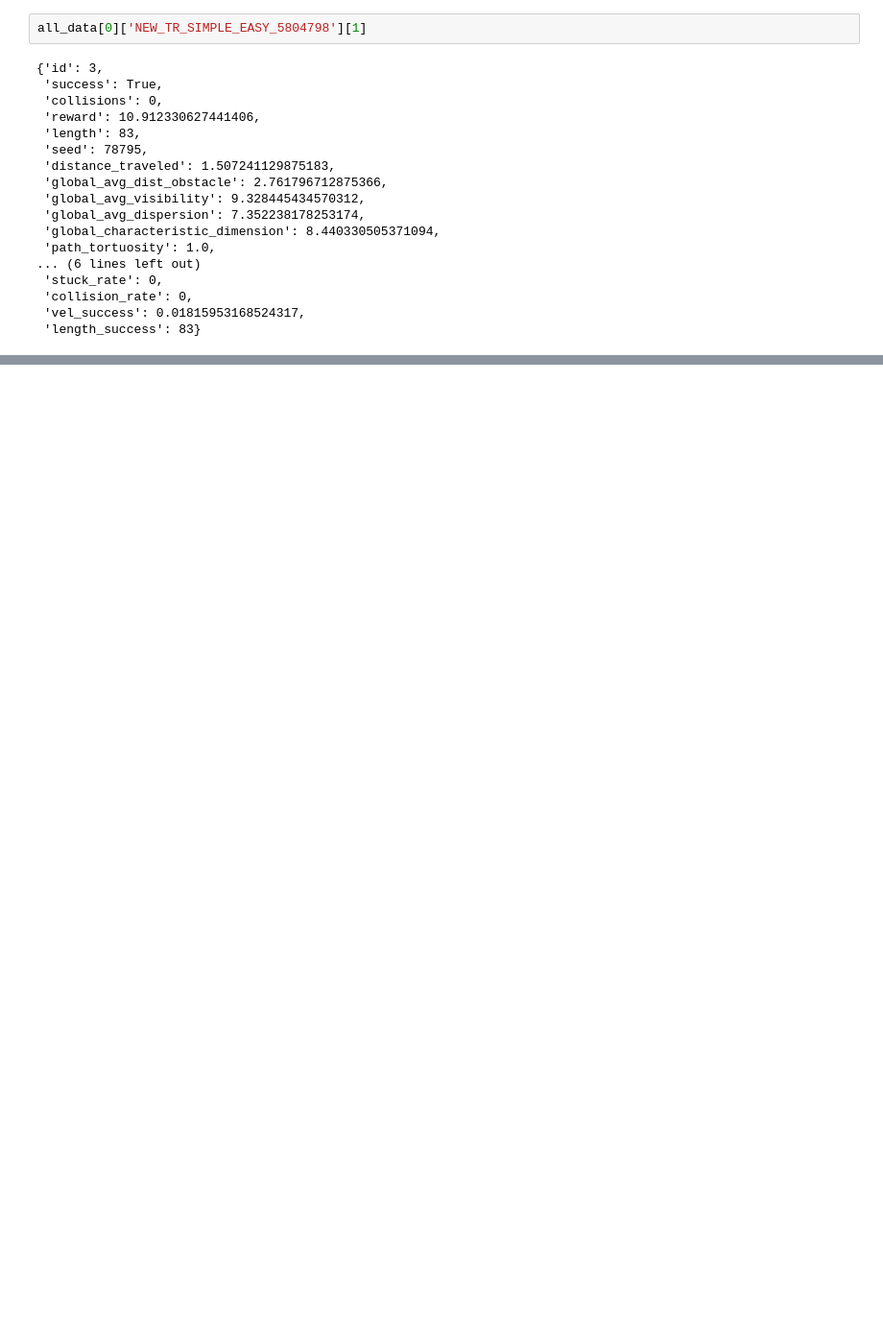
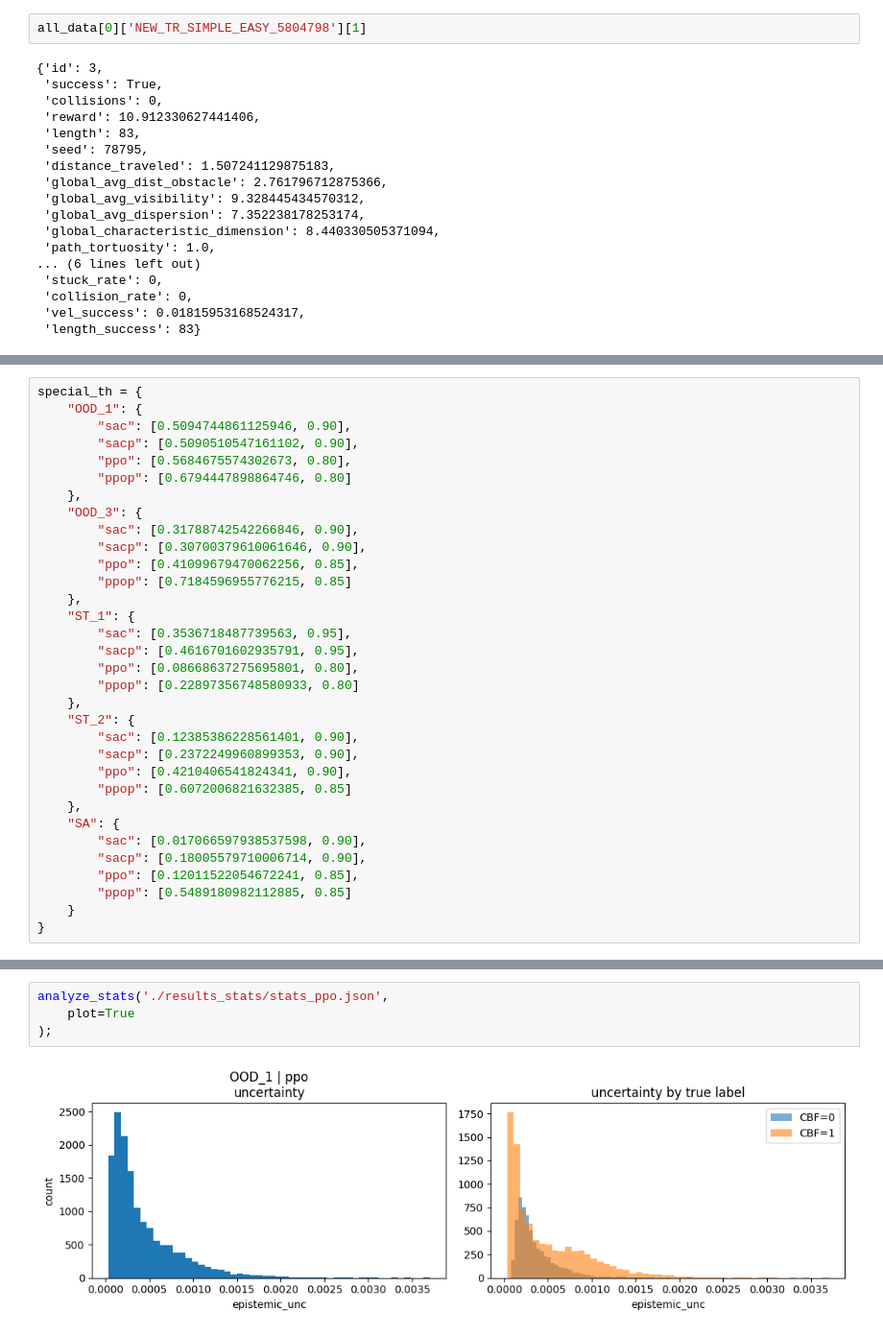
Before and after one commit to GiacomoAru/UASRL, a Jupyter notebook: data_analysis_2.ipynb, the cells around one changed output, grey strips where cells are left out. Shown at 96% size. Cells and saved outputs as stored; diff of their text form; blank space fills up the shorter version.

```diff
--- a/data_analysis_2.ipynb
+++ b/data_analysis_2.ipynb
@@ -1459,0 +1615,33 @@ all_data[0]['NEW_TR_SIMPLE_EASY_5804798'][1]
+# %%
+special_th = {
+    "OOD_1": {
+        "sac": [0.5094744861125946, 0.90],
+        "sacp": [0.5090510547161102, 0.90],
+        "ppo": [0.5684675574302673, 0.80],
+        "ppop": [0.6794447898864746, 0.80]
+    },
+    "OOD_3": {
+        "sac": [0.31788742542266846, 0.90],
+        "sacp": [0.30700379610061646, 0.90],
+        "ppo": [0.41099679470062256, 0.85],
+        "ppop": [0.7184596955776215, 0.85]
+    },
+    "ST_1": {
+        "sac": [0.3536718487739563, 0.95],
+        "sacp": [0.4616701602935791, 0.95],
+        "ppo": [0.08668637275695801, 0.80],
+        "ppop": [0.22897356748580933, 0.80]
+    },
+    "ST_2": {
+        "sac": [0.12385386228561401, 0.90],
+        "sacp": [0.2372249960899353, 0.90],
+        "ppo": [0.4210406541824341, 0.90],
+        "ppop": [0.6072006821632385, 0.85]
+    },
+    "SA": {
+        "sac": [0.017066597938537598, 0.90],
+        "sacp": [0.18005579710006714, 0.90],
+        "ppo": [0.12011522054672241, 0.85],
+        "ppop": [0.5489180982112885, 0.85]
+    }
+}
@@ -1459,0 +1939,6 @@ all_data[0]['NEW_TR_SIMPLE_EASY_5804798'][1]
+# %%
+analyze_stats('./results_stats/stats_ppo.json',
+    plot=True
+);
+# %% [output]
+[figure, added]
```
Also changed, not shown: parts of 24 cells of this notebook, 24 other files.
